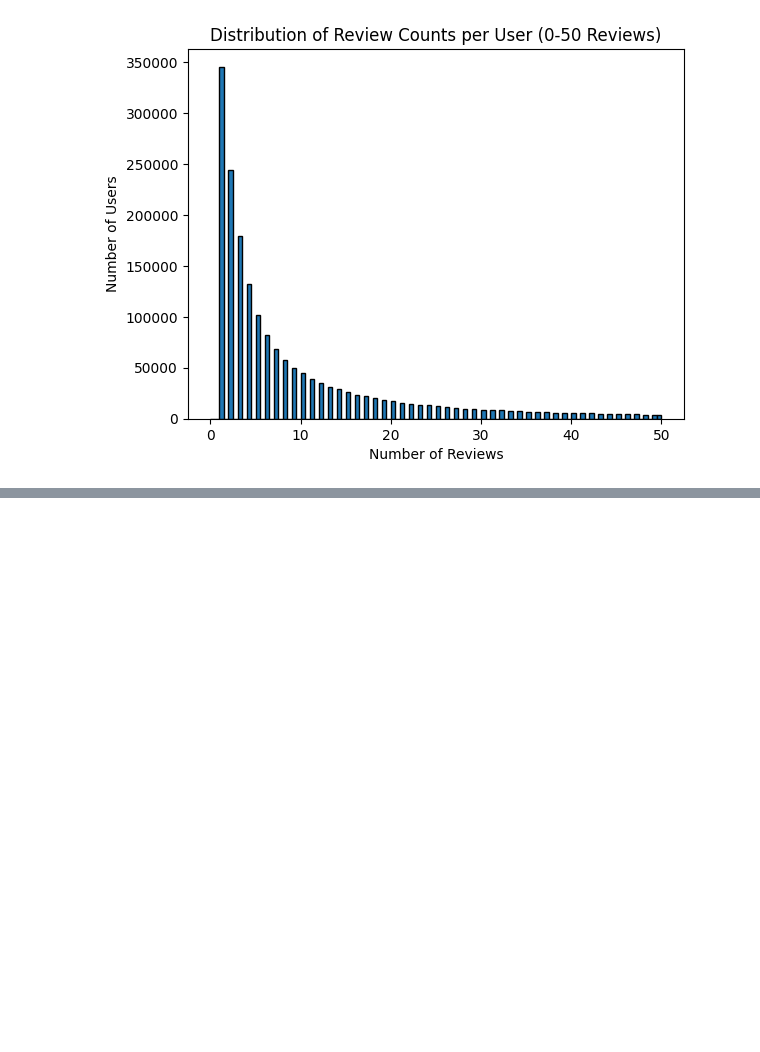
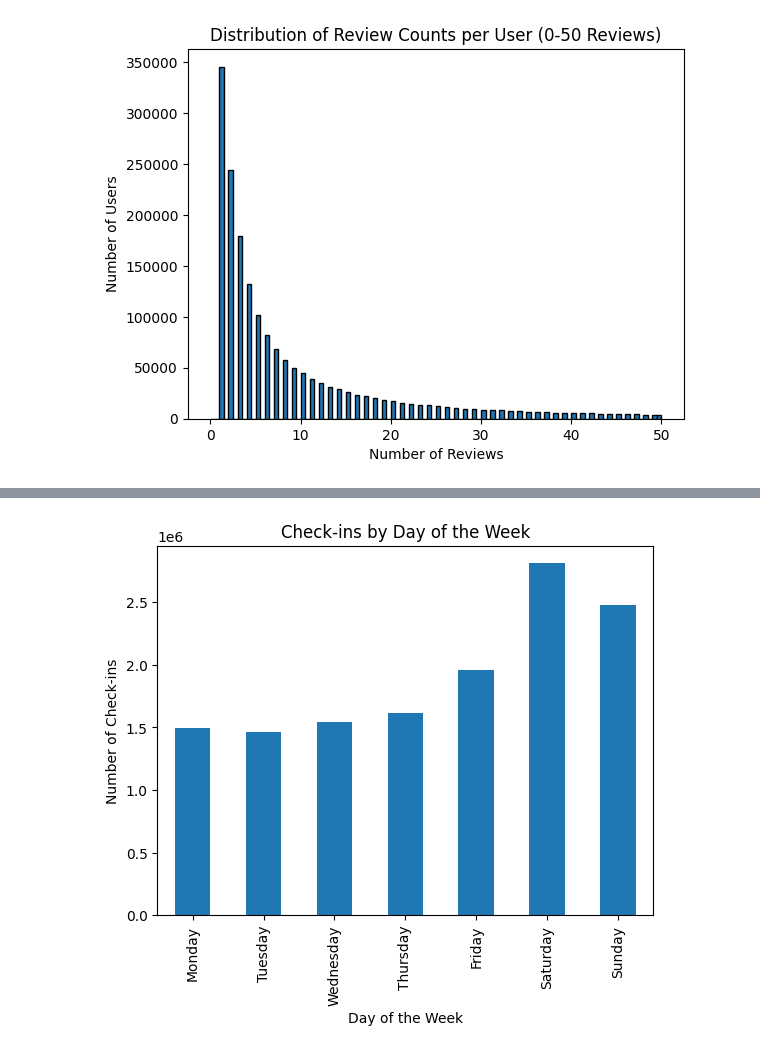
Before and after one commit to Arnav710/yelp_recommender_system, a Jupyter notebook: Melvyn/EDA.ipynb, the cells around one changed output, grey strips where cells are left out. Drawn from its saved outputs; the diff is of its cells as text; code cells hidden in the pictures; blank space fills up the shorter version.

```diff
--- a/Melvyn/EDA.ipynb
+++ b/Melvyn/EDA.ipynb
@@ -147,0 +163,28 @@ plt.show()
+# %%
+import pandas as pd
+import matplotlib.pyplot as plt
+
+# Expand date column into individual check-in dates
+checkin_df['date'] = checkin_df['date'].fillna('')  # Handle missing values
+checkin_df_exploded = checkin_df.assign(date=checkin_df['date'].str.split(', ')).explode('date')
+
+# Strip whitespace and convert to datetime
+checkin_df_exploded['date'] = pd.to_datetime(checkin_df_exploded['date'].str.strip(), errors='coerce')
+
+# Drop any rows where date conversion failed (if needed)
+checkin_df_exploded = checkin_df_exploded.dropna(subset=['date'])
+
+# Extract the day of the week and count check-ins
+checkin_df_exploded['day_of_week'] = checkin_df_exploded['date'].dt.day_name()
+day_counts = checkin_df_exploded['day_of_week'].value_counts().reindex(
+    ['Monday', 'Tuesday', 'Wednesday', 'Thursday', 'Friday', 'Saturday', 'Sunday']
+)
+
+# Plot check-ins by day of the week
+day_counts.plot(kind='bar')
+plt.title('Check-ins by Day of the Week')
+plt.xlabel('Day of the Week')
+plt.ylabel('Number of Check-ins')
+plt.show()
+# %% [output]
+[figure, added]
```
Also changed, not shown: parts of 4 cells of this notebook.
